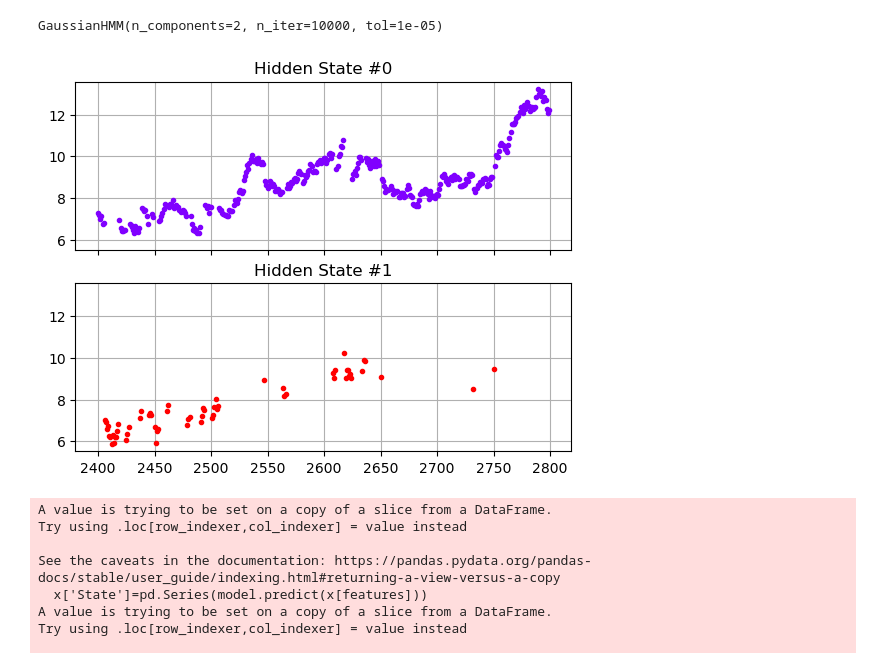
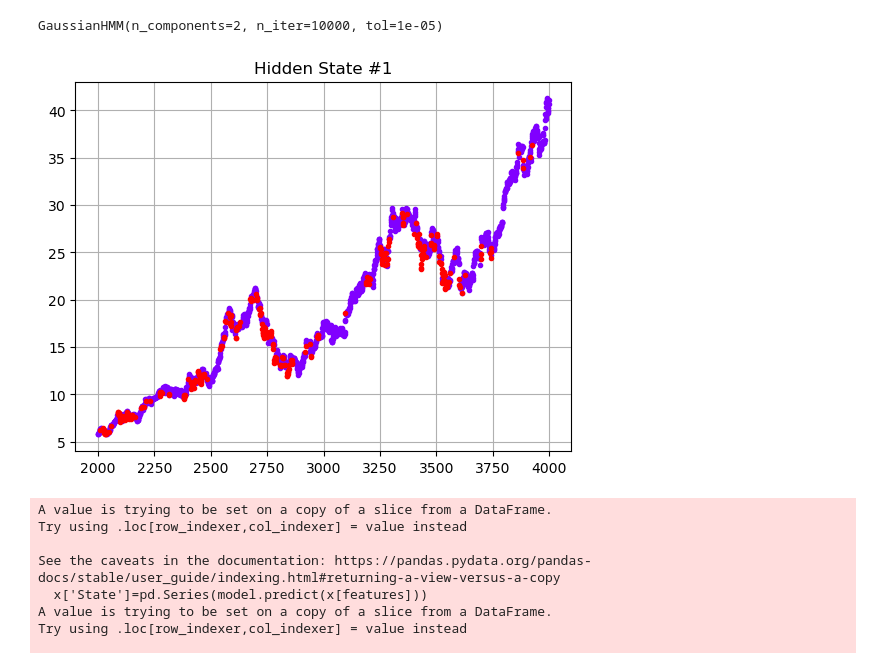
Before and after one commit to srijanrodo/erdos_regime_switch, a Jupyter notebook: stock_hmm.ipynb, the cells around one changed output. Cells and saved outputs as stored; diff of their text form; code cells hidden in the pictures.

```diff
--- a/stock_hmm.ipynb
+++ b/stock_hmm.ipynb
@@ -15,7 +16,7 @@ stock_paths=[init_dir_path+'/stock_data/'+x+'_prices.csv' for x in stocks]
 features=['Return','Volatility','HighR','LowR']
 # %%
 data_full=[]
-for sp in stock_paths:
+for sp,sn in zip(stock_paths,stocks):
     s=pd.read_csv(sp)
     #s=s.drop(['High','Low','Volume'],axis=1)
     s['Return']=100*(s['Close']-s['Open'])/s['Open']
@@ -26,6 +27,7 @@ for sp in stock_paths:
     s=s.iloc[3:]
     s=s.reset_index(drop=True)
     s[features]=StandardScaler().fit_transform(s[features])
+    s['Ticker']=sn
     data_full.append(s)
 # %%
 data=[x[features] for x in data_full]
@@ -39,15 +41,15 @@ def plot_in_sample_hidden_states(hmm_model, df, features):
     # Predict the hidden states array
     rets = df[features]
     hidden_states = hmm_model.predict(rets)
+    #df['State']=hidden_states
     # Create the correctly formatted plot
-    fig, axs = plt.subplots(
-        hmm_model.n_components,
-        sharex=True, sharey=True
-    )
+    #sns.scatterplot(data=df,y='Close',x='Date',hue='State',palette=['red','blue'])
+    fig, ax = plt.subplots()
+
     colours = cm.rainbow(
         np.linspace(0, 1, hmm_model.n_components)
     )
-    for i, (ax, colour) in enumerate(zip(axs, colours)):
+    for i, (colour) in enumerate(colours):
         mask = hidden_states == i
         ax.plot(
             df.index[mask],
@@ -56,8 +58,6 @@ def plot_in_sample_hidden_states(hmm_model, df, features):
             c=colour
         )
         ax.set_title(f"Hidden State #{i}")
-        # ax.xaxis.set_major_locator(HourLocator(interval=1))  # Major ticks at every hour
-        # ax.xaxis.set_minor_locator(MinuteLocator(interval=15))  # Minor ticks every 15 minutes
         ax.grid(True)
     plt.show()
 # %%
@@ -72,7 +78,7 @@ GaussianHMM(n_components=2, n_iter=10000, tol=1e-05)
 # %%
-plot_in_sample_hidden_states(model,data_full[3][2400:2800],features)
+plot_in_sample_hidden_states(model,data_full[0][2000:4000],features)
 # %% [output]
-[figure, old version]
+[figure, new version]
 # %%
 l=[]
 for (i,x) in enumerate(data):
```
Also changed, not shown: parts of 2 cells of this notebook, 1 other file.
